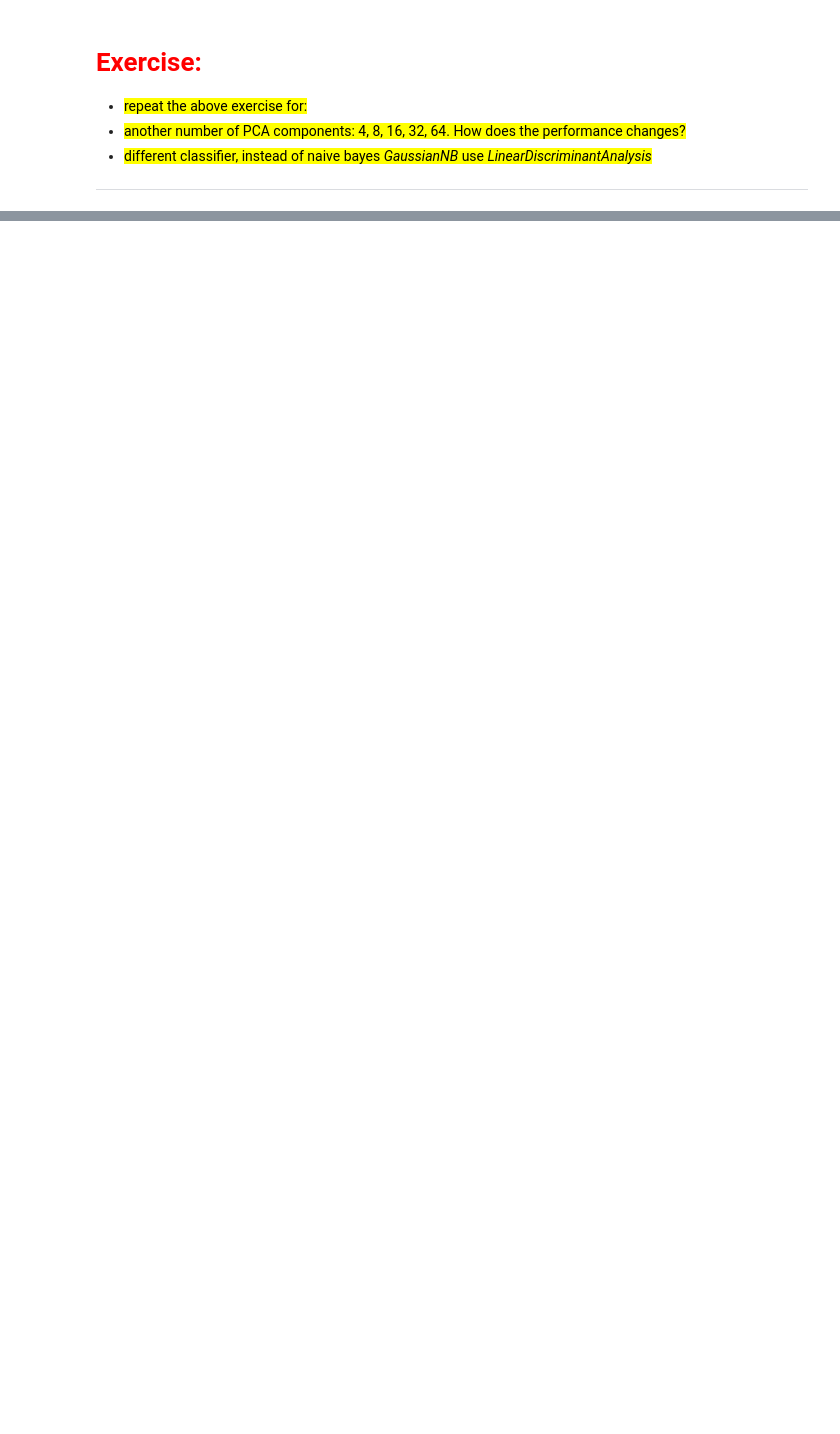
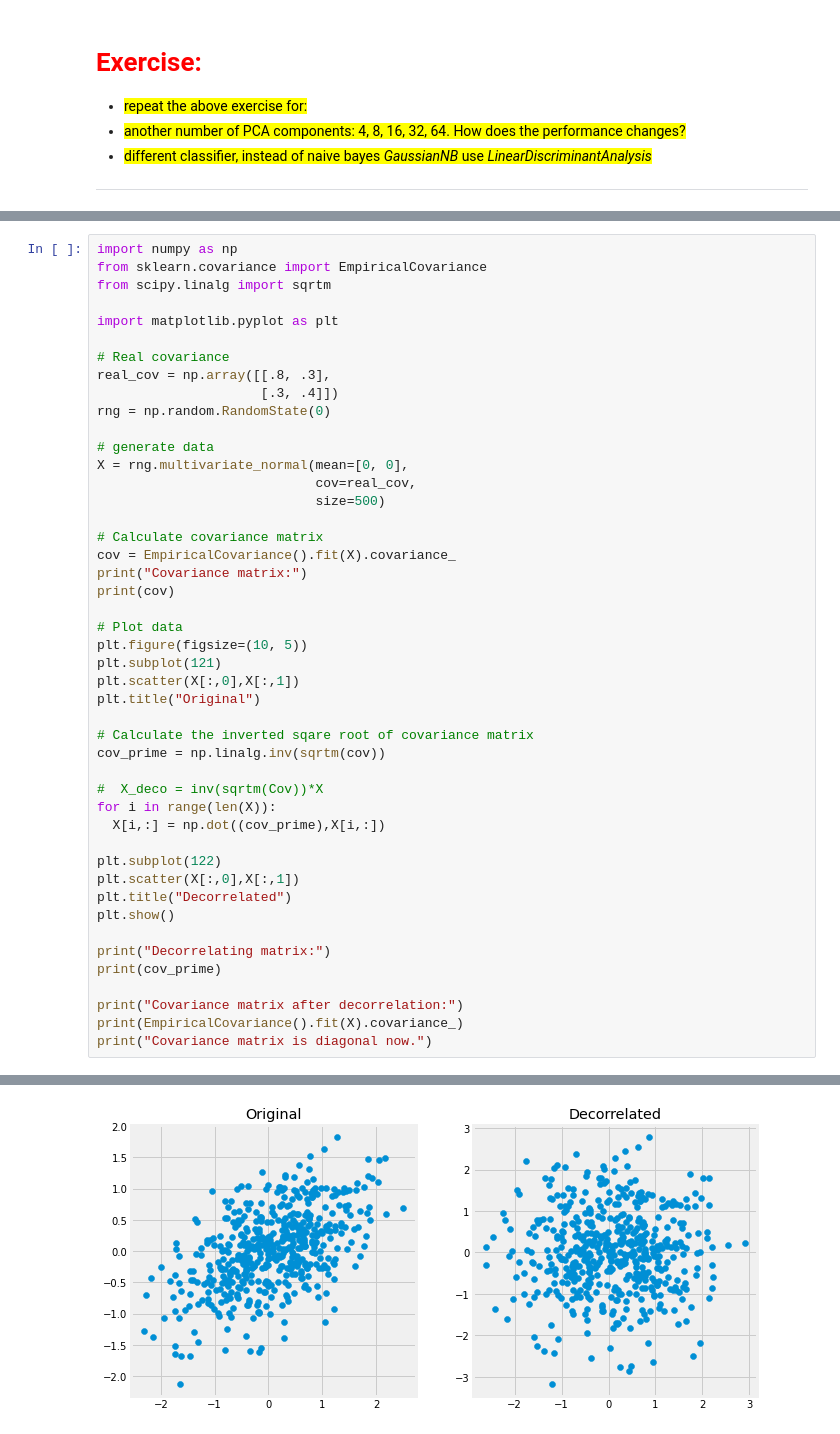
Before and after one commit to tk0987/Machine-learning-KISD-2023, a Jupyter notebook: lecture1.ipynb, the cells around one changed output, grey strips where cells are left out. Saved outputs shown, nothing was run; the diff lists cells and outputs as text; blank space fills up the shorter version.

```diff
--- a/lecture1.ipynb
+++ b/lecture1.ipynb
@@ -1270,0 +1374,47 @@ for i in range(64):
+# %%
+import numpy as np
+from sklearn.covariance import EmpiricalCovariance
+from scipy.linalg import sqrtm
+
+import matplotlib.pyplot as plt
+
+# Real covariance
+real_cov = np.array([[.8, .3],
+                     [.3, .4]])
+rng = np.random.RandomState(0)
+
+# generate data
+X = rng.multivariate_normal(mean=[0, 0],
+                            cov=real_cov,
+                            size=500)
+
+# Calculate covariance matrix
+cov = EmpiricalCovariance().fit(X).covariance_
+print("Covariance matrix:")
+print(cov)
+
+# Plot data
+plt.figure(figsize=(10, 5))
+plt.subplot(121)
+plt.scatter(X[:,0],X[:,1])
+plt.title("Original")
+
+# Calculate the inverted sqare root of covariance matrix
+cov_prime = np.linalg.inv(sqrtm(cov))
+
+#  X_deco = inv(sqrtm(Cov))*X
+for i in range(len(X)):
+  X[i,:] = np.dot((cov_prime),X[i,:])
+
+plt.subplot(122)
+plt.scatter(X[:,0],X[:,1])
+plt.title("Decorrelated")
+plt.show()
+
+print("Decorrelating matrix:")
+print(cov_prime)
+
+print("Covariance matrix after decorrelation:")
+print(EmpiricalCovariance().fit(X).covariance_)
+print("Covariance matrix is diagonal now.")
+# %% [output]
@@ -1270,0 +1424 @@ for i in range(64):
+[figure, added]
```
Also changed, not shown: parts of 15 cells of this notebook.
